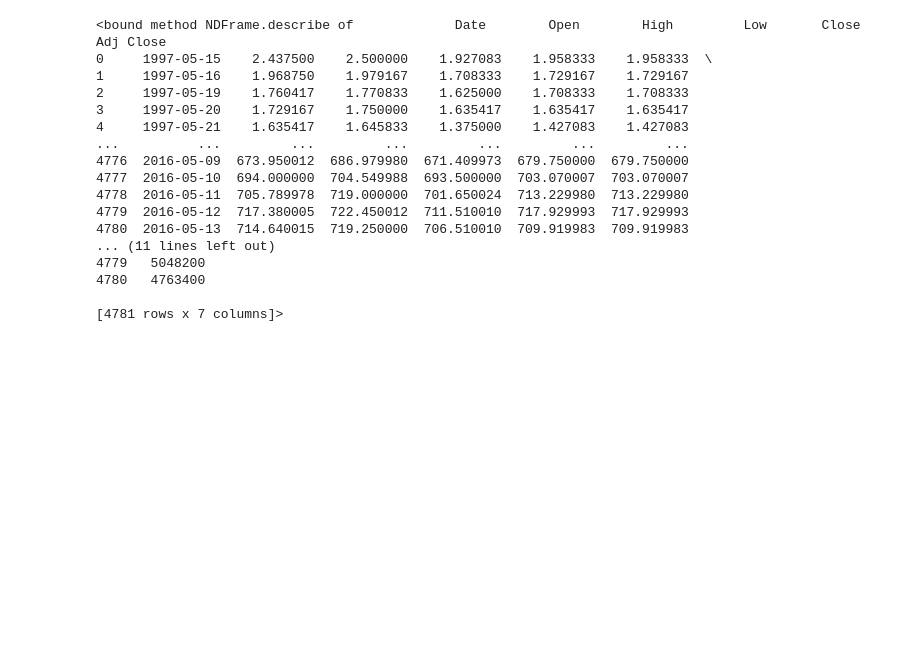
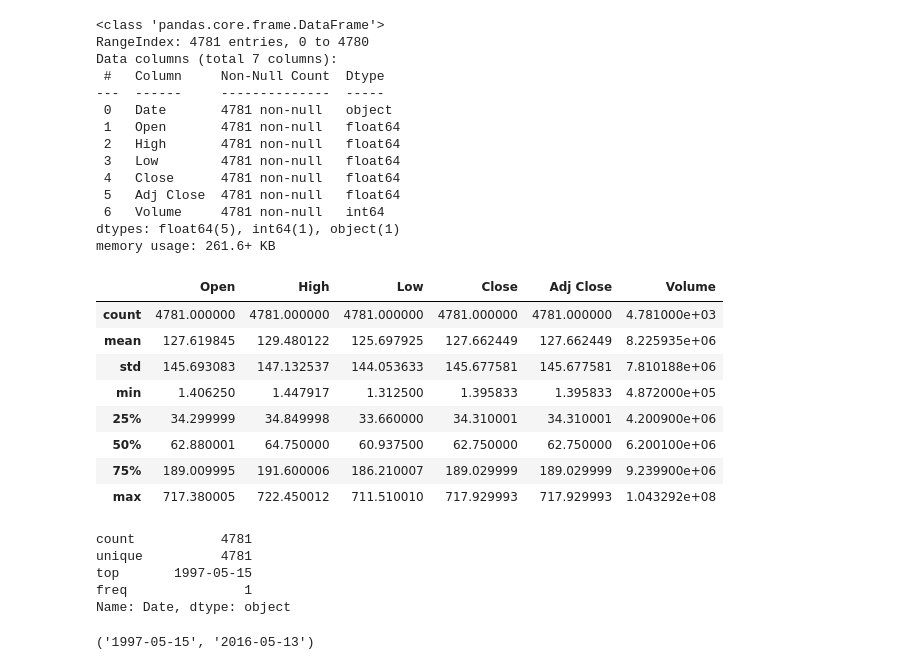
Before and after one commit to ihiyy/Stock-Price-Prediction, a Jupyter notebook: Price Prediction.ipynb, the cells around one changed output. Cells and saved outputs as stored; diff of their text form; code cells hidden in the pictures; blank space fills up the shorter version.

```diff
--- a/Price Prediction.ipynb
+++ b/Price Prediction.ipynb
@@ -6,23 +9,43 @@ df_train = pd.read_csv("AMZN_train.csv")
 # %%
 # (#rows, #columns)
 df_train.shape
-df_train.info
-df_train.describe
+df_train.info()
 # %% [output]
-<bound method NDFrame.describe of             Date        Open        High         Low       Close   Adj Close
-0     1997-05-15    2.437500    2.500000    1.927083    1.958333    1.958333  \
-1     1997-05-16    1.968750    1.979167    1.708333    1.729167    1.729167
-2     1997-05-19    1.760417    1.770833    1.625000    1.708333    1.708333
-3     1997-05-20    1.729167    1.750000    1.635417    1.635417    1.635417
-4     1997-05-21    1.635417    1.645833    1.375000    1.427083    1.427083
-...          ...         ...         ...         ...         ...         ...
-4776  2016-05-09  673.950012  686.979980  671.409973  679.750000  679.750000
-4777  2016-05-10  694.000000  704.549988  693.500000  703.070007  703.070007
-4778  2016-05-11  705.789978  719.000000  701.650024  713.229980  713.229980
-4779  2016-05-12  717.380005  722.450012  711.510010  717.929993  717.929993
-4780  2016-05-13  714.640015  719.250000  706.510010  709.919983  709.919983
-... (11 lines left out)
-4779   5048200
-4780   4763400
-
-[4781 rows x 7 columns]>
+<class 'pandas.core.frame.DataFrame'>
+RangeIndex: 4781 entries, 0 to 4780
+Data columns (total 7 columns):
+ #   Column     Non-Null Count  Dtype
+---  ------     --------------  -----
+ 0   Date       4781 non-null   object
+ 1   Open       4781 non-null   float64
+ 2   High       4781 non-null   float64
+ 3   Low        4781 non-null   float64
+ 4   Close      4781 non-null   float64
+ 5   Adj Close  4781 non-null   float64
+ 6   Volume     4781 non-null   int64
+dtypes: float64(5), int64(1), object(1)
+memory usage: 261.6+ KB
+# %%
+df_train.describe()
+# %% [output]
+|  | Open | High | Low | Close | Adj Close | Volume |
+| count | 4781.000000 | 4781.000000 | 4781.000000 | 4781.000000 | 4781.000000 | 4.781000e+03 |
+| mean | 127.619845 | 129.480122 | 125.697925 | 127.662449 | 127.662449 | 8.225935e+06 |
+| std | 145.693083 | 147.132537 | 144.053633 | 145.677581 | 145.677581 | 7.810188e+06 |
+| min | 1.406250 | 1.447917 | 1.312500 | 1.395833 | 1.395833 | 4.872000e+05 |
+| 25% | 34.299999 | 34.849998 | 33.660000 | 34.310001 | 34.310001 | 4.200900e+06 |
+| 50% | 62.880001 | 64.750000 | 60.937500 | 62.750000 | 62.750000 | 6.200100e+06 |
+| 75% | 189.009995 | 191.600006 | 186.210007 | 189.029999 | 189.029999 | 9.239900e+06 |
+| max | 717.380005 | 722.450012 | 711.510010 | 717.929993 | 717.929993 | 1.043292e+08 |
+# %%
+df_train["Date"].describe()
+# %% [output]
+count           4781
+unique          4781
+top       1997-05-15
+freq               1
+Name: Date, dtype: object
+# %%
+df_train["Date"].min(), df_train["Date"].max()
+# %% [output]
+('1997-05-15', '2016-05-13')
```
Also changed, not shown: parts of 19 cells of this notebook.
